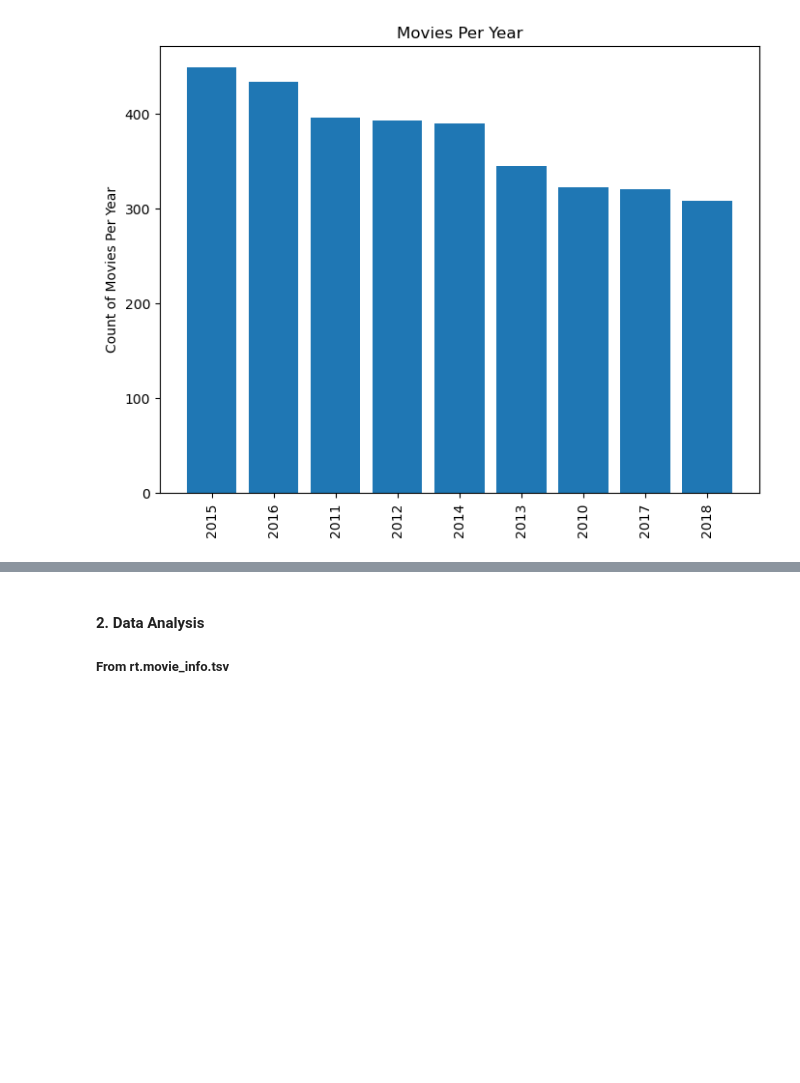
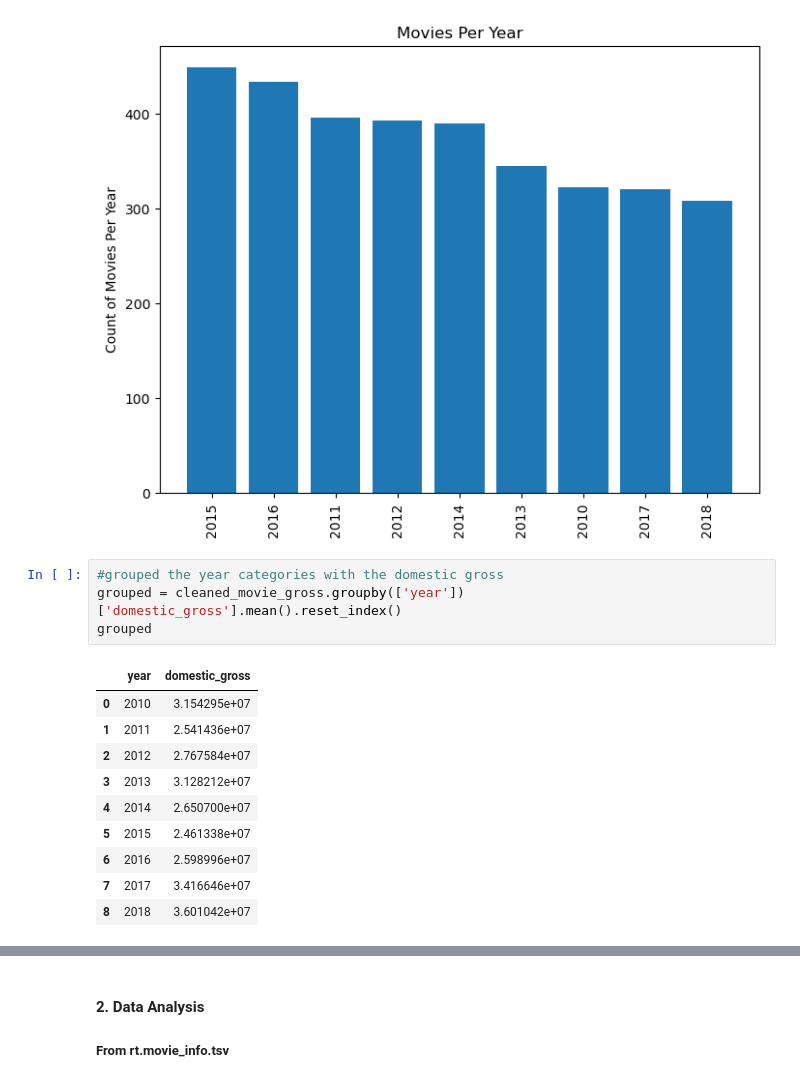
Before and after one commit to jgatharia/DS_Phase_1_Project, a Jupyter notebook: index.ipynb, the cells around one changed output, grey strips where cells are left out. Saved outputs shown, nothing was run; the diff lists cells and outputs as text; blank space fills up the shorter version.

```diff
--- a/index.ipynb
+++ b/index.ipynb
@@ -251,3 +251,18 @@ ax1.set_ylabel("Count of Movies Per Year")
 ax1.set_title("Movies Per Year");
 # %% [output]
 [figure]
+# %%
+#grouped the year categories with the domestic gross
+grouped = cleaned_movie_gross.groupby(['year'])['domestic_gross'].mean().reset_index()
+grouped
+# %% [output]
+|  | year | domestic_gross |
+| 0 | 2010 | 3.154295e+07 |
+| 1 | 2011 | 2.541436e+07 |
+| 2 | 2012 | 2.767584e+07 |
+| 3 | 2013 | 3.128212e+07 |
+| 4 | 2014 | 2.650700e+07 |
+| 5 | 2015 | 2.461338e+07 |
+| 6 | 2016 | 2.598996e+07 |
+| 7 | 2017 | 3.416646e+07 |
+| 8 | 2018 | 3.601042e+07 |
```
Also changed, not shown: parts of 3 cells of this notebook.
